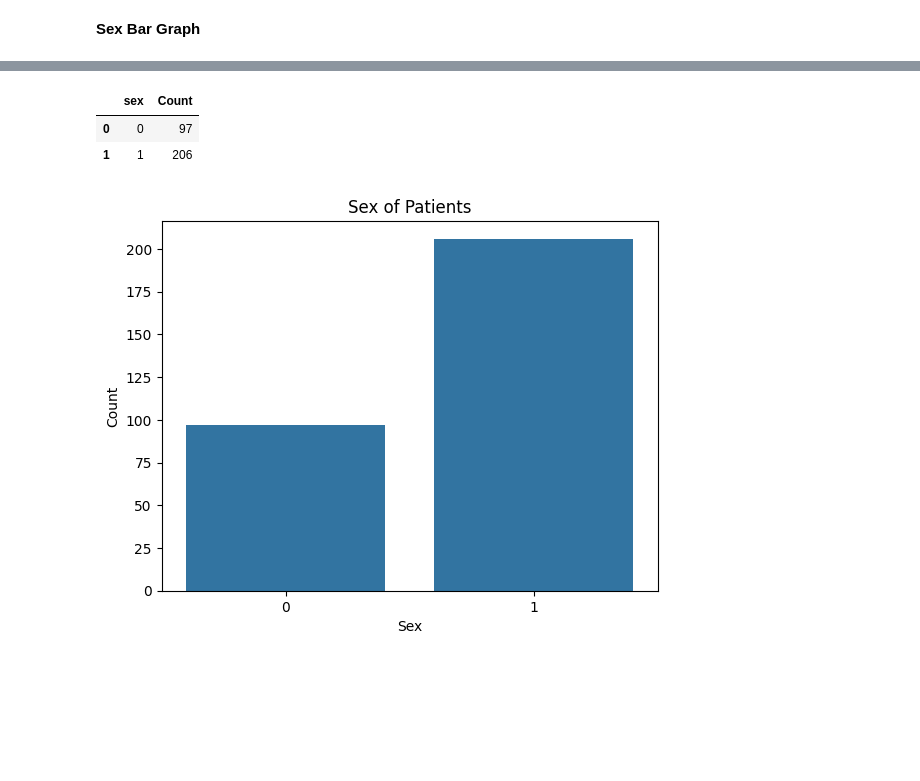
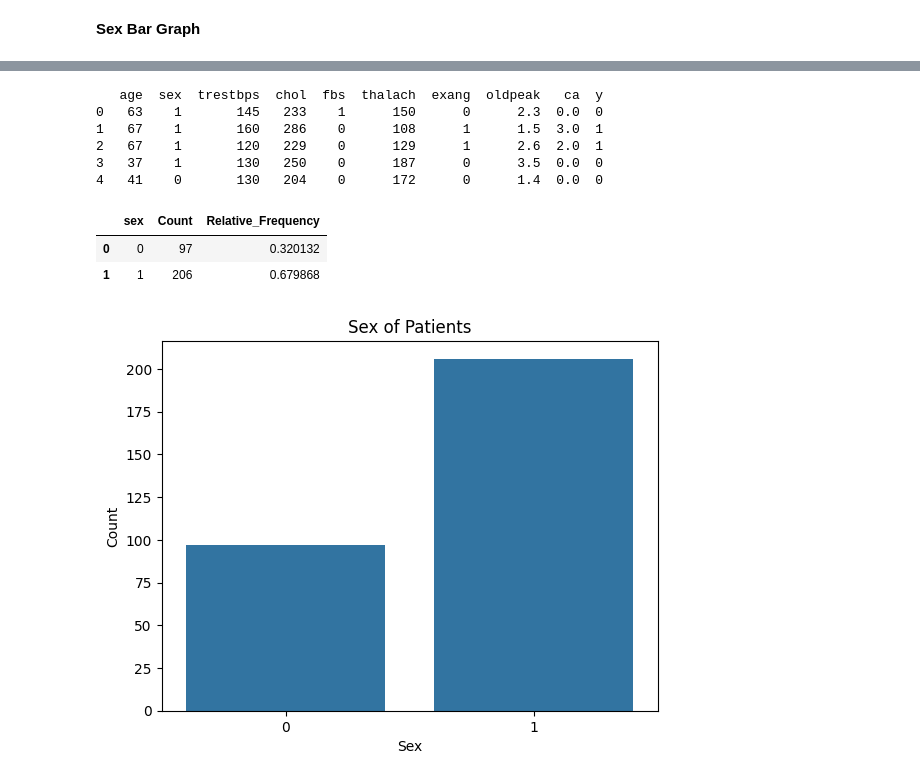
Before and after one commit to rhiats/classification_CAD, a Jupyter notebook: Heart_Disease.ipynb, the cells around one changed output, grey strips where cells are left out. Cells and saved outputs as stored; diff of their text form; code cells hidden in the pictures; blank space fills up the shorter version.

Commit message:
Gender update

```diff
--- a/Heart_Disease.ipynb
+++ b/Heart_Disease.ipynb
@@ -190,12 +199,19 @@ Reject the null hypothesis. There is a significant difference between the means
 # %%
 #1 is male
 gender_cnt_df=X[['sex','age']].groupby('sex').count().reset_index()
 gender_cnt_df.rename(columns={'age': 'Count'}, inplace=True)
+gender_cnt_df['Relative_Frequency'] = gender_cnt_df['Count'] / gender_cnt_df['Count'].sum()
 gender_cnt_df
 # %% [output]
+   age  sex  trestbps  chol  fbs  thalach  exang  oldpeak   ca  y
+0   63    1       145   233    1      150      0      2.3  0.0  0
+1   67    1       160   286    0      108      1      1.5  3.0  1
+2   67    1       120   229    0      129      1      2.6  2.0  1
+3   37    1       130   250    0      187      0      3.5  0.0  0
+4   41    0       130   204    0      172      0      1.4  0.0  0
-|  | sex | Count |
-| 0 | 0 | 97 |
-| 1 | 1 | 206 |
+|  | sex | Count | Relative_Frequency |
+| 0 | 0 | 97 | 0.320132 |
+| 1 | 1 | 206 | 0.679868 |
 # %%
 sns.barplot(data=gender_cnt_df, x='sex', y='Count')
 
```
Also changed, not shown: parts of 1 cell of this notebook.
